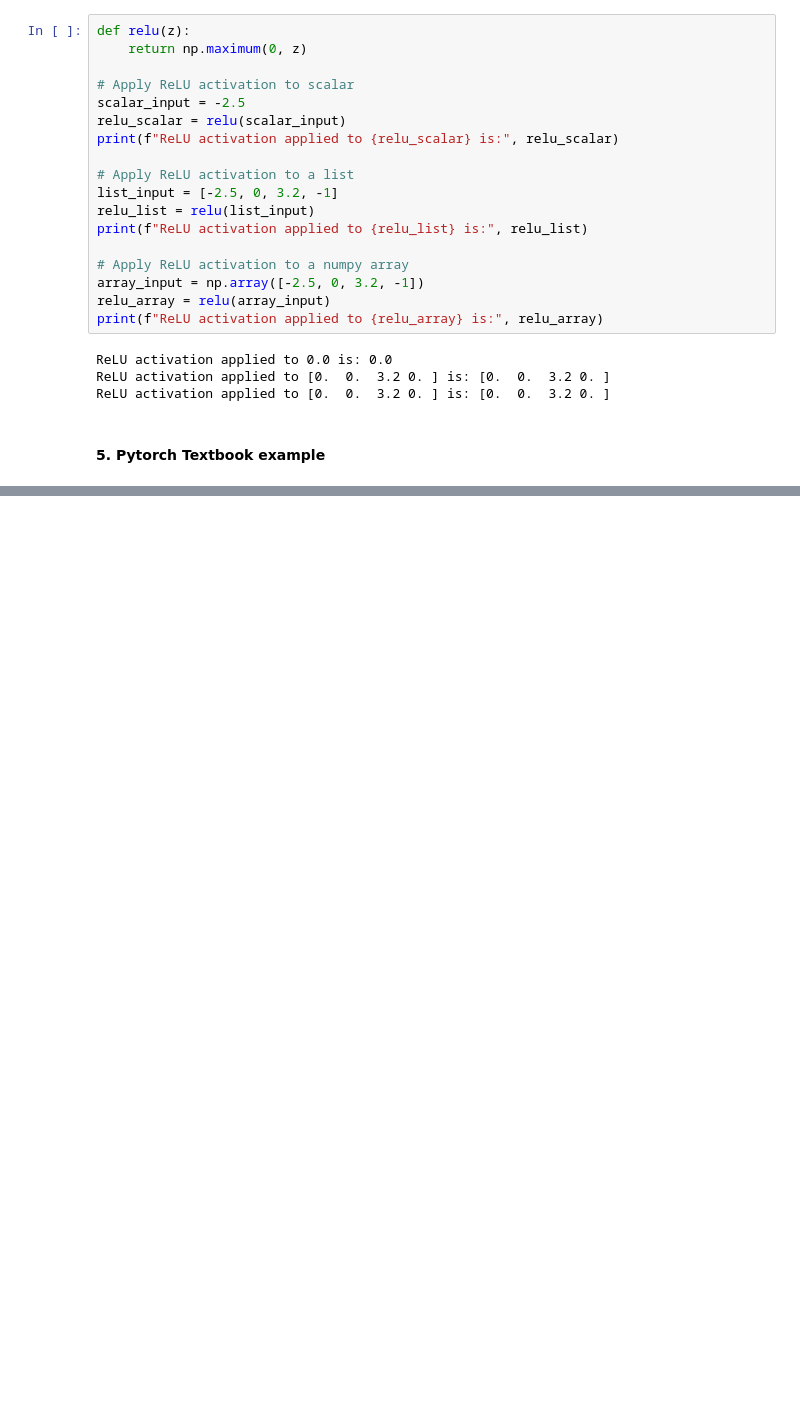
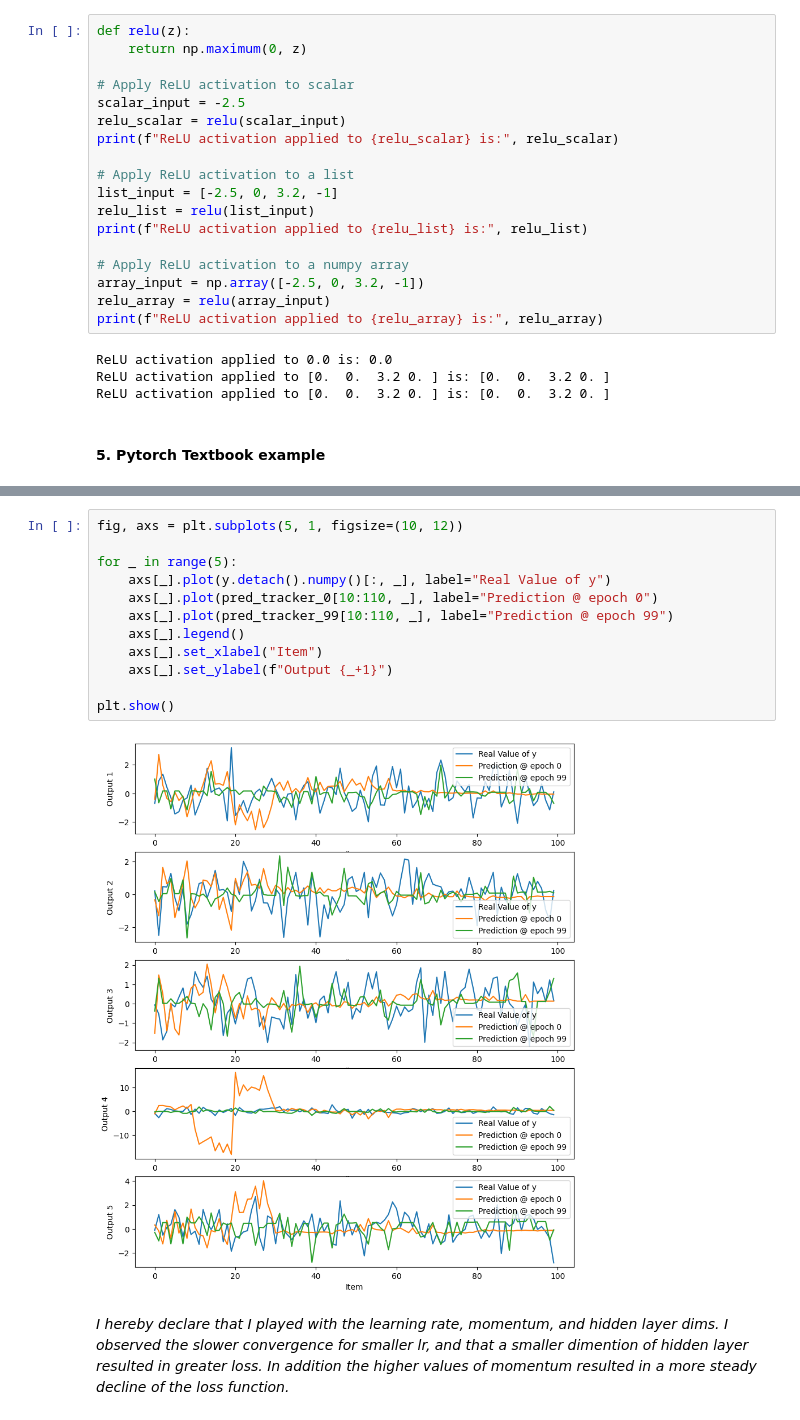
Before and after one commit to eladsimantov/Applied-ML-For-Engineers, a Jupyter notebook: HWks/HW3/HW3.ipynb, the cells around one changed output, grey strips where cells are left out. Saved outputs shown, nothing was run; the diff lists cells and outputs as text; blank space fills up the shorter version.

```diff
--- a/HWks/HW3/HW3.ipynb
+++ b/HWks/HW3/HW3.ipynb
@@ -278,0 +277,16 @@ Text(0, 0.5, 'Loss')
+# %%
+fig, axs = plt.subplots(5, 1, figsize=(10, 12))
+
+for _ in range(5):
+    axs[_].plot(y.detach().numpy()[:, _], label="Real Value of y")
+    axs[_].plot(pred_tracker_0[10:110, _], label="Prediction @ epoch 0")
+    axs[_].plot(pred_tracker_99[10:110, _], label="Prediction @ epoch 99")
+    axs[_].legend()
+    axs[_].set_xlabel("Item")
+    axs[_].set_ylabel(f"Output {_+1}")
+
+plt.show()
+# %% [output]
+[figure, added]
+# %% [markdown]
+*I hereby declare that I played with the learning rate, momentum, and hidden layer dims. I observed the slower convergence for smaller lr, and that a smaller dimention of hidden layer resulted in greater loss. In addition the higher values of momentum resulted in a more steady decline of the loss function.*
```
Also changed, not shown: parts of 4 cells of this notebook.
